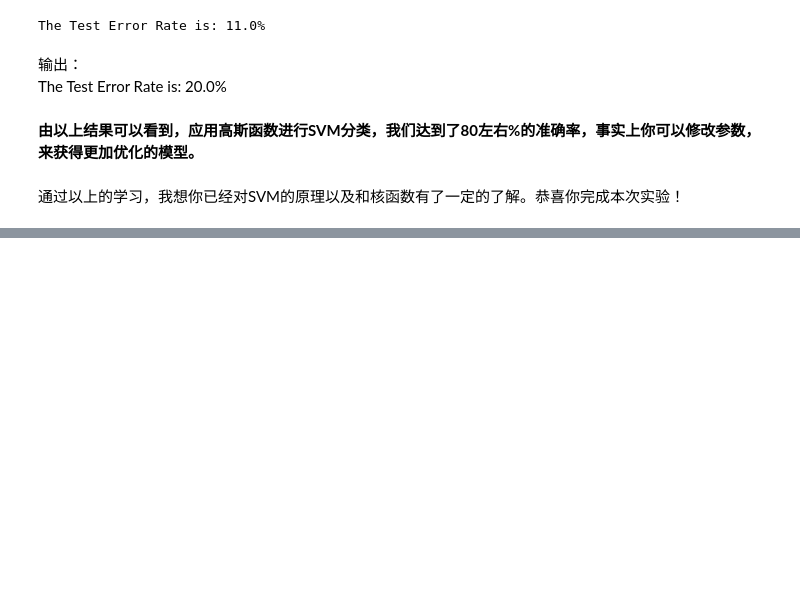
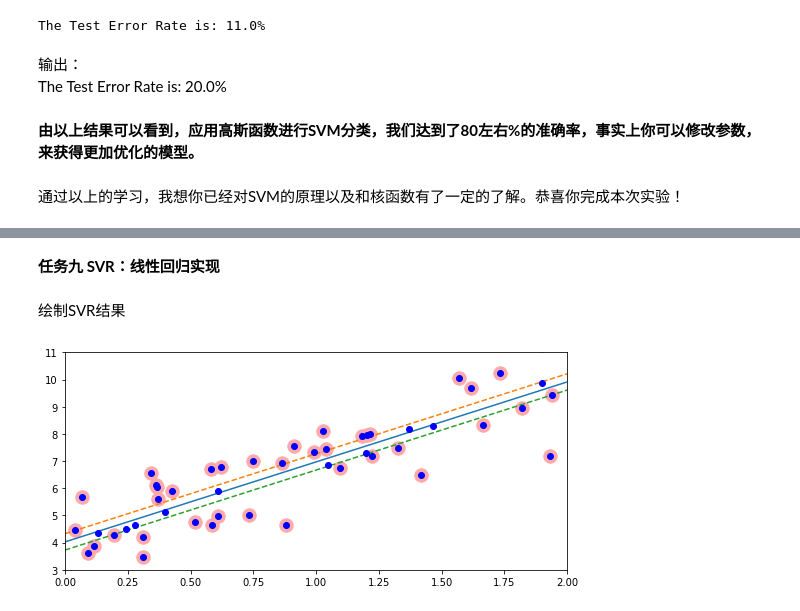
Before and after one commit to akikohaku/ML_HW, a Jupyter notebook: SVM.ipynb, the cells around one changed output, grey strips where cells are left out. Saved outputs shown, nothing was run; the diff lists cells and outputs as text; code cells hidden in the pictures; blank space fills up the shorter version.

```diff
--- a/SVM.ipynb
+++ b/SVM.ipynb
@@ -889,0 +912,42 @@ The Test Error Rate is: 11.0%
+# %% [markdown]
+**任务九 SVR：线性回归实现**
+# %%
+#初始化一系列随机样本
+np.random.seed(42)
+m = 50
+X = 2 * np.random.rand(m, 1)
+y = (4 + 3 * X + np.random.randn(m, 1)).ravel()  # 将多维数组降为一维
+
+#调用sklearn库，实现LinearSVR
+from sklearn.svm import LinearSVR
+### START THE CODE ###
+svr=LinearSVR(epsilon=0.3,tol=0.0001,C=1.0,loss='epsilon_insensitive',fit_intercept=True,intercept_scaling=1.0,dual=True,verbose=0,random_state=None,max_iter=1000)                         #设定epsilon = 0.3,方便观察效果，支持向量均位于容忍区域外侧
+
+
+### END THE CODE  ###
+
+
+#找到支持向量
+def find_support(svr,X,y):
+    y_pred=svr.predict(X)#计算预测值
+    margin=(np.abs(y-y_pred) >= svr.epsilon)#判断是否为支持向量
+    return np.argwhere(margin)
+svr=svr.fit(X,y)
+svr.support_=find_support(svr,X,y)#获取对应的支持向量对应下标，注意将变量名改为你自己的命名
+# %% [markdown]
+绘制SVR结果
+# %%
+
+def plot_svr(svr,X,y,axes):
+    xls=np.linspace(axes[0],axes[1],100).reshape(100,1)
+    y_pred=svr.predict(xls)
+    plt.plot(xls, y_pred, "-")
+    plt.plot(xls, y_pred + svr.epsilon, "--")
+    plt.plot(xls, y_pred - svr.epsilon, "--")
+    plt.plot(X, y, "bo")
+    plt.scatter(X[svr.support_], y[svr.support_], s=180, facecolors='#FFAAAA')
+    plt.axis(axes)
+plt.figure(figsize=(9, 4))  # width, height in inches
+plot_svr(svr, X, y, [0, 2, 3, 11]) #注意第一个参数改为自己的命名
+# %% [output]
+[figure, added]
```
Also changed, not shown: parts of 6 cells of this notebook.
